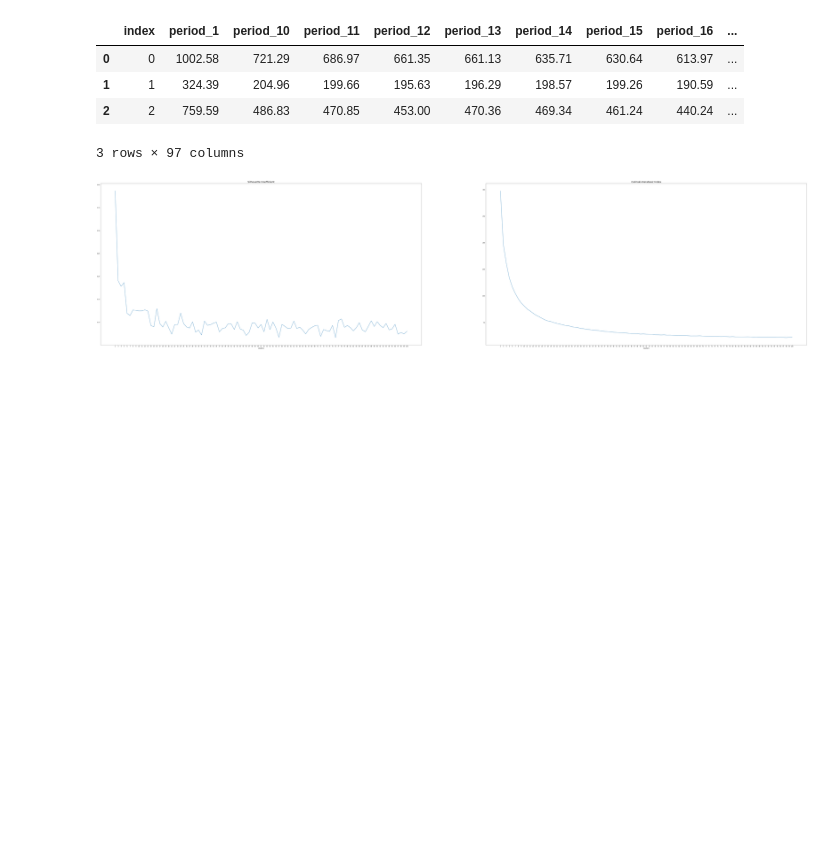
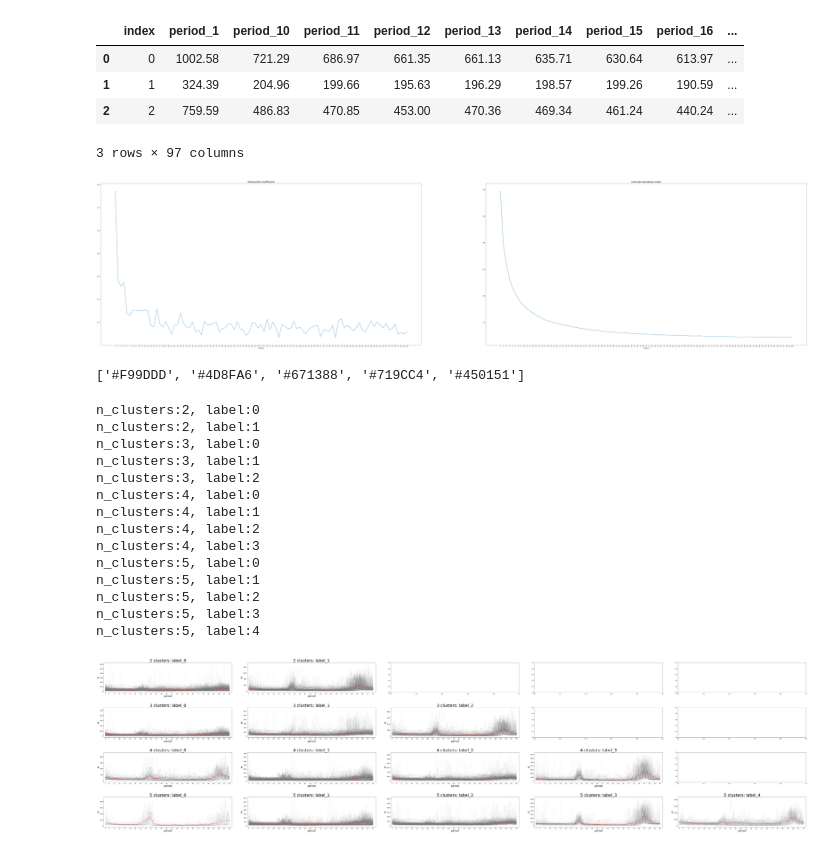
Before and after one commit to titangene/household-electricity, a Jupyter notebook: K-Mean.ipynb, the cells around one changed output. Drawn from its saved outputs; the diff is of its cells as text; code cells hidden in the pictures; blank space fills up the shorter version.

Commit message:
feat: K-Means n * m clusters visualization

```diff
--- a/K-Mean.ipynb
+++ b/K-Mean.ipynb
@@ -70,0 +78,22 @@ K_Means.evaluate_visualization(tmpdataSet, 2, 100)
+# %%
+generate_colors(5)
+# %% [output]
+['#F99DDD', '#4D8FA6', '#671388', '#719CC4', '#450151']
+# %%
+K_Means.nxm_clusters_visualization(tmpdataSet, min_clusters=2, max_clusters=5)
+# %% [output]
+n_clusters:2, label:0
+n_clusters:2, label:1
+n_clusters:3, label:0
+n_clusters:3, label:1
+n_clusters:3, label:2
+n_clusters:4, label:0
+n_clusters:4, label:1
+n_clusters:4, label:2
+n_clusters:4, label:3
+n_clusters:5, label:0
+n_clusters:5, label:1
+n_clusters:5, label:2
+n_clusters:5, label:3
+n_clusters:5, label:4
+[figure, added]
```
Also changed, not shown: parts of 1 cell of this notebook, 1 other file.
